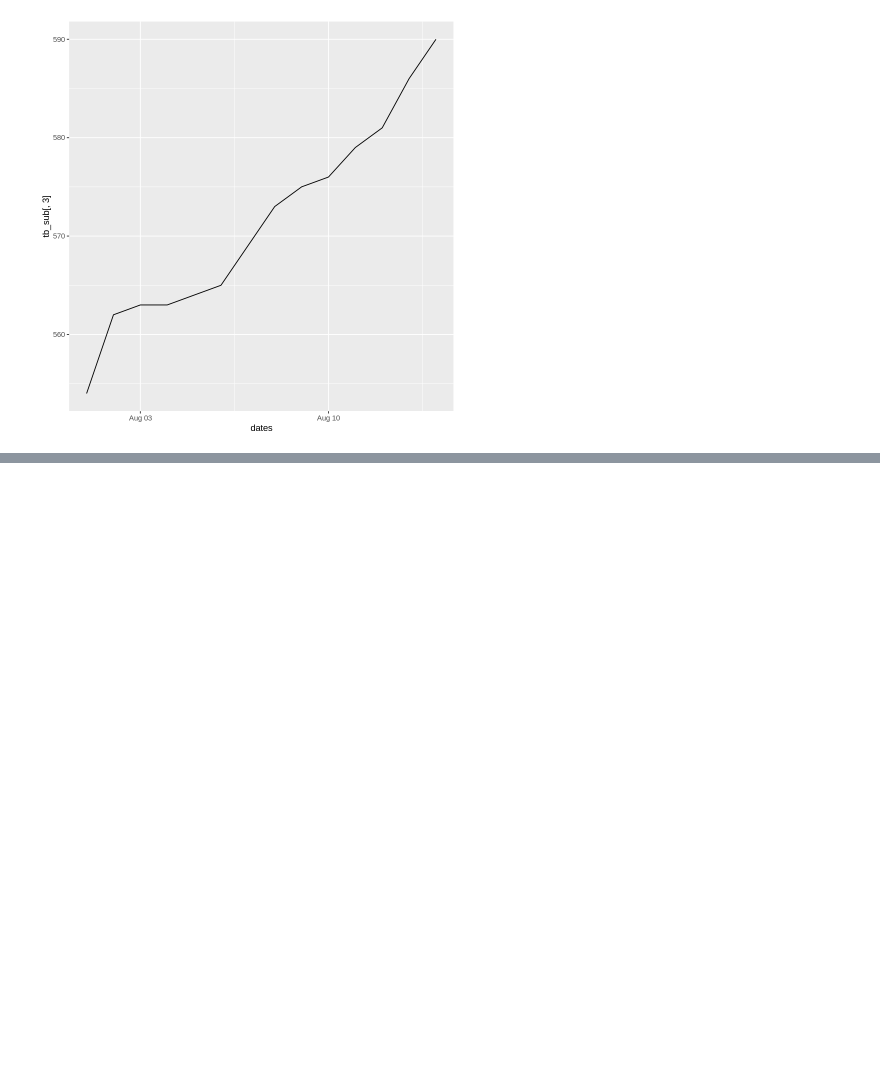
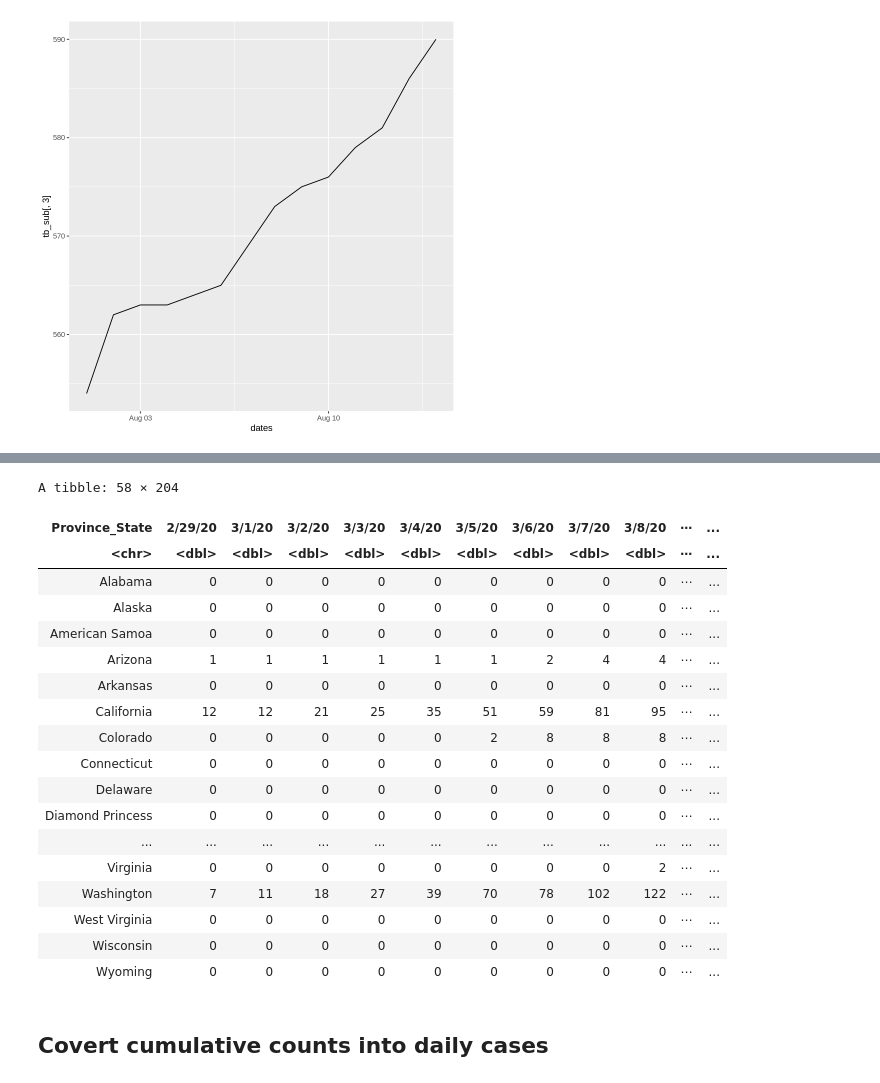
Before and after one commit to hongqin/Use-R-in-CoLab, a Jupyter notebook: R_analysis_of_Covid19_in_CoLab.ipynb, the cells around one changed output, grey strips where cells are left out. Saved outputs shown, nothing was run; the diff lists cells and outputs as text; code cells hidden in the pictures; blank space fills up the shorter version.

```diff
--- a/R_analysis_of_Covid19_in_CoLab.ipynb
+++ b/R_analysis_of_Covid19_in_CoLab.ipynb
@@ -319,0 +370,30 @@ ggplot(tb_sub, aes( x = dates, y=tb_sub[,3])) + geom_line()
+# %%
+tb1 = tb0[, c(7, 50:length(tb[1,])) ]
+
+tb2 <- tb1 %>%
+  group_by(Province_State) %>%
+  summarize_if(is.numeric, sum,na.rm=TRUE)
+
+tb2
+# %% [output]
+A tibble: 58 × 204
+| Province_State | 2/29/20 | 3/1/20 | 3/2/20 | 3/3/20 | 3/4/20 | 3/5/20 | 3/6/20 | 3/7/20 | 3/8/20 | ⋯ | ... |
+| <chr> | <dbl> | <dbl> | <dbl> | <dbl> | <dbl> | <dbl> | <dbl> | <dbl> | <dbl> | ⋯ | ... |
+| Alabama | 0 | 0 | 0 | 0 | 0 | 0 | 0 | 0 | 0 | ⋯ | ... |
+| Alaska | 0 | 0 | 0 | 0 | 0 | 0 | 0 | 0 | 0 | ⋯ | ... |
+| American Samoa | 0 | 0 | 0 | 0 | 0 | 0 | 0 | 0 | 0 | ⋯ | ... |
+| Arizona | 1 | 1 | 1 | 1 | 1 | 1 | 2 | 4 | 4 | ⋯ | ... |
+| Arkansas | 0 | 0 | 0 | 0 | 0 | 0 | 0 | 0 | 0 | ⋯ | ... |
+| California | 12 | 12 | 21 | 25 | 35 | 51 | 59 | 81 | 95 | ⋯ | ... |
+| Colorado | 0 | 0 | 0 | 0 | 0 | 2 | 8 | 8 | 8 | ⋯ | ... |
+| Connecticut | 0 | 0 | 0 | 0 | 0 | 0 | 0 | 0 | 0 | ⋯ | ... |
+| Delaware | 0 | 0 | 0 | 0 | 0 | 0 | 0 | 0 | 0 | ⋯ | ... |
+| Diamond Princess | 0 | 0 | 0 | 0 | 0 | 0 | 0 | 0 | 0 | ⋯ | ... |
+| ... | ... | ... | ... | ... | ... | ... | ... | ... | ... | ... | ... |
+| Virginia | 0 | 0 | 0 | 0 | 0 | 0 | 0 | 0 | 2 | ⋯ | ... |
+| Washington | 7 | 11 | 18 | 27 | 39 | 70 | 78 | 102 | 122 | ⋯ | ... |
+| West Virginia | 0 | 0 | 0 | 0 | 0 | 0 | 0 | 0 | 0 | ⋯ | ... |
+| Wisconsin | 0 | 0 | 0 | 0 | 0 | 0 | 0 | 0 | 0 | ⋯ | ... |
+| Wyoming | 0 | 0 | 0 | 0 | 0 | 0 | 0 | 0 | 0 | ⋯ | ... |
+# %% [markdown]
+## Covert cumulative counts into daily cases
```
Also changed, not shown: parts of 44 cells of this notebook.
